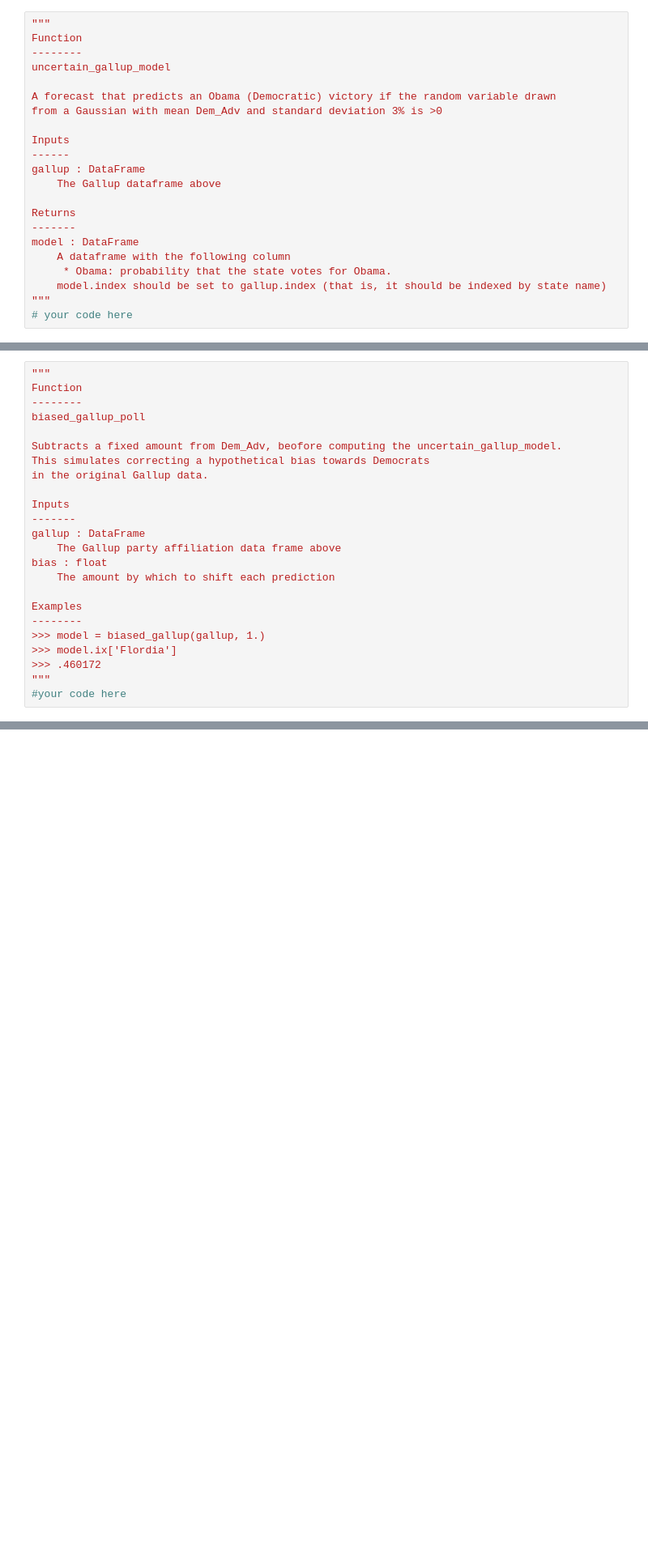
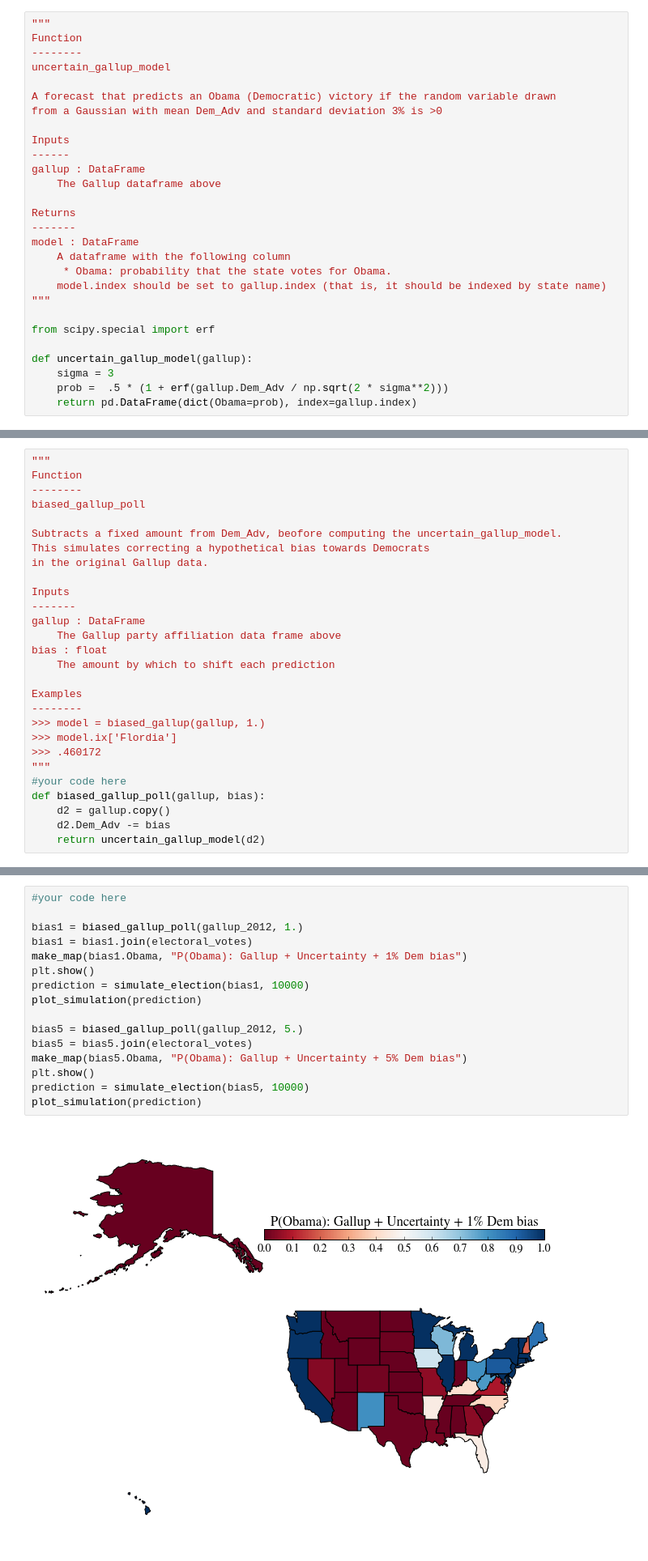
Before and after one commit to nhuber/harvardDS, a Jupyter notebook: hw2.ipynb, the cells around one changed output, grey strips where cells are left out. Shown at 81% size. Drawn from its saved outputs; the diff is of its cells as text; blank space fills up the shorter version.

```diff
--- a/hw2.ipynb
+++ b/hw2.ipynb
@@ -519,7 +551,13 @@ model : DataFrame
      * Obama: probability that the state votes for Obama.
     model.index should be set to gallup.index (that is, it should be indexed by state name)
 """
-# your code here
+
+from scipy.special import erf
+
+def uncertain_gallup_model(gallup):
+    sigma = 3
+    prob =  .5 * (1 + erf(gallup.Dem_Adv / np.sqrt(2 * sigma**2)))
+    return pd.DataFrame(dict(Obama=prob), index=gallup.index)
 # %% [markdown]
 We construct the model by estimating the probabilities:
 # %%
@@ -574,5 +615,9 @@ Examples
 >>> .460172
 """
 #your code here
+def biased_gallup_poll(gallup, bias):
+    d2 = gallup.copy()
+    d2.Dem_Adv -= bias
+    return uncertain_gallup_model(d2)
 # %% [markdown]
 **1.11** *Simulate elections assuming a bias of 1% and 5%, and plot histograms for each one.*
@@ -580,0 +624,18 @@ Examples
+# %%
+#your code here
+
+bias1 = biased_gallup_poll(gallup_2012, 1.)
+bias1 = bias1.join(electoral_votes)
+make_map(bias1.Obama, "P(Obama): Gallup + Uncertainty + 1% Dem bias")
+plt.show()
+prediction = simulate_election(bias1, 10000)
+plot_simulation(prediction)
+
+bias5 = biased_gallup_poll(gallup_2012, 5.)
+bias5 = bias5.join(electoral_votes)
+make_map(bias5.Obama, "P(Obama): Gallup + Uncertainty + 5% Dem bias")
+plt.show()
+prediction = simulate_election(bias5, 10000)
+plot_simulation(prediction)
+# %% [output]
+[figure, added]
```
Also changed, not shown: parts of 26 cells of this notebook.
